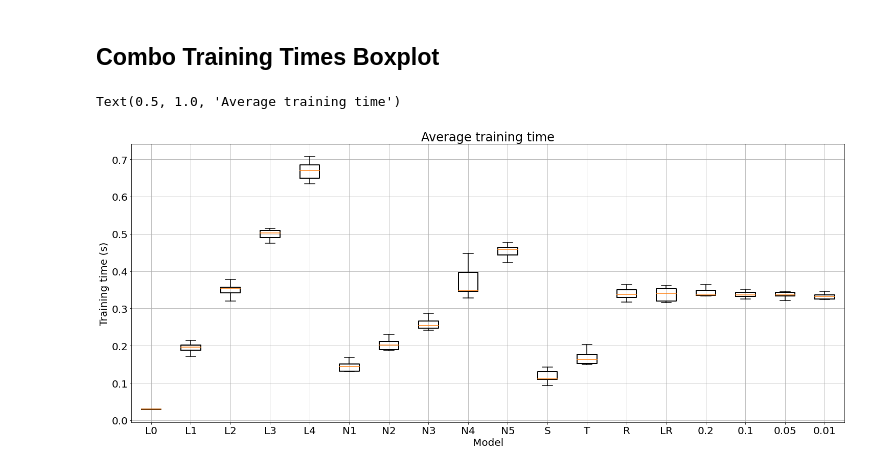
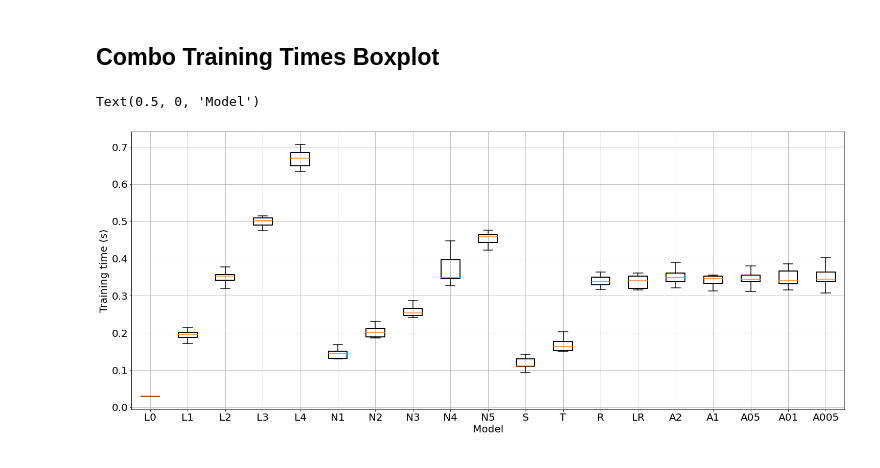
Before and after one commit to kymckay/f21bc-coursework, a Jupyter notebook: investigation.ipynb, the cells around one changed output. Saved outputs shown, nothing was run; the diff lists cells and outputs as text; code cells hidden in the pictures.

Commit message:
Fix graphs labels

```diff
--- a/investigation.ipynb
+++ b/investigation.ipynb
@@ -269,7 +269,7 @@ func_times = graph_metrics('Activation Function', ['sigmoid', 'tanh', 'relu', 'l
 # %% [markdown]
 ## 4. Learning rate
 # %%
-alphas = [0.2, 0.1, 0.05, 0.01, 0.05]
+alphas = [0.2, 0.1, 0.05, 0.01, 0.005]
 metrics_alpha = evaluate_parameters(alphas = alphas)
 # %%
 alpha_times = graph_metrics('Learning Rates', alphas, *metrics_alpha)
@@ -291,17 +291,18 @@ funcs = ['S', 'T', 'R', 'LR']
 for i in range(func_times.shape[0]):
     df[funcs[i]] = func_times[i]
 
+alpha_label = ['A2', 'A1', 'A05', 'A01', 'A005']
 for i in range(alpha_times.shape[0]):
-    df[alphas[i]] = alpha_times[i]
+    df[alpha_label[i]] = alpha_times[i]
 # %%
 boxplot = df.boxplot(figsize=(25, 10), boxprops=dict(linestyle='-', linewidth=2), showfliers=False, grid=True, rot=0,
              flierprops=dict(linestyle='-', linewidth=1.5),
              medianprops=dict(linestyle='-', linewidth=1.5),
              whiskerprops=dict(linestyle='-', linewidth=1.5),
              capprops=dict(linestyle='-', linewidth=1.5))
 boxplot.set_ylabel("Training time (s)")
 boxplot.set_xlabel("Model")
-boxplot.set_title("Average training time")
+# boxplot.set_title("Average training time")
 # %% [output]
-Text(0.5, 1.0, 'Average training time')
+Text(0.5, 0, 'Model')
-[figure, old version]
+[figure, new version]
```
Also changed, not shown: parts of 1 cell of this notebook.
